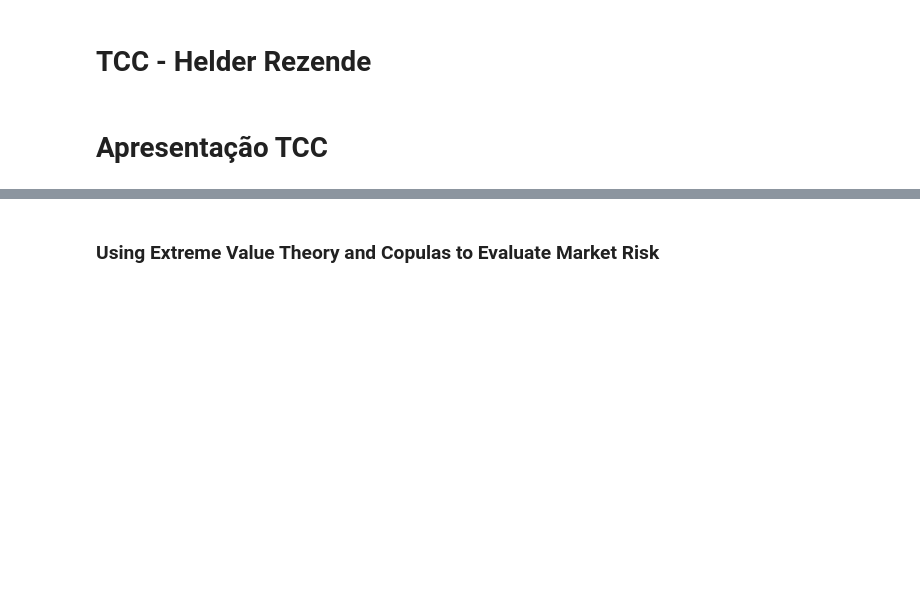
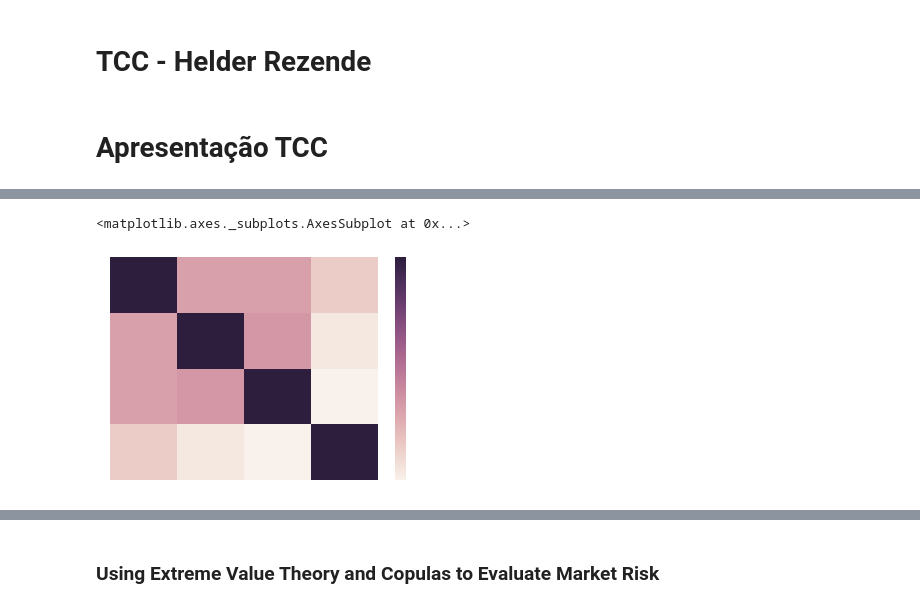
Before and after one commit to helderrezende/TCC, a Jupyter notebook: TCC Helder.ipynb, the cells around one changed output, grey strips where cells are left out. Saved outputs shown, nothing was run; the diff lists cells and outputs as text; code cells hidden in the pictures; blank space fills up the shorter version.

```diff
--- a/TCC Helder.ipynb
+++ b/TCC Helder.ipynb
@@ -66,0 +79,4 @@ plt.savefig('volatilidade_bovespa.png',bbox_inches='tight')
+# %%
+acoes = ['PETR4', 'ITUB4','BVMF3', 'GGBR4']
+pesos = [0.25,0.25,0.25,0.25]
+pd.DataFrame([acoes,pesos] , index = ['Ação', 'Peso']).transpose()
@@ -66,0 +89,6 @@ plt.savefig('volatilidade_bovespa.png',bbox_inches='tight')
+# %%
+cotacoes_carteira_ativos = pd.DataFrame()
+for x in acoes:
+    cotacoes_carteira_ativos[x] = web.DataReader(x+'.SA', data_source='yahoo', start='1/1/2015')['Close']
+
+cotacoes_carteira_ativos.head(15) # mostra as 15 primeiras cotacoes
@@ -66,0 +113,3 @@ plt.savefig('volatilidade_bovespa.png',bbox_inches='tight')
+# %%
+retornos_carteira_ativos = np.log(cotacoes_carteira_ativos / cotacoes_carteira_ativos.shift(1)).dropna()
+retornos_carteira_ativos.head(10)*100 # mostra os 10 primeiros retornos
@@ -66,0 +129,8 @@ plt.savefig('volatilidade_bovespa.png',bbox_inches='tight')
+# %%
+corr = retornos_carteira_ativos.corr()
+sns.heatmap(corr,
+            xticklabels=corr.columns.values,
+            yticklabels=corr.columns.values)
+# %% [output]
+<matplotlib.axes._subplots.AxesSubplot at 0x...>
+[figure, added]
```
Also changed, not shown: parts of 74 cells of this notebook.
